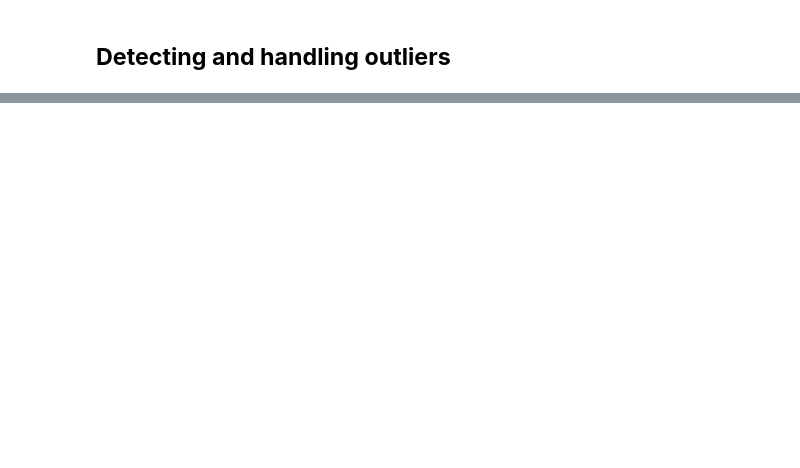
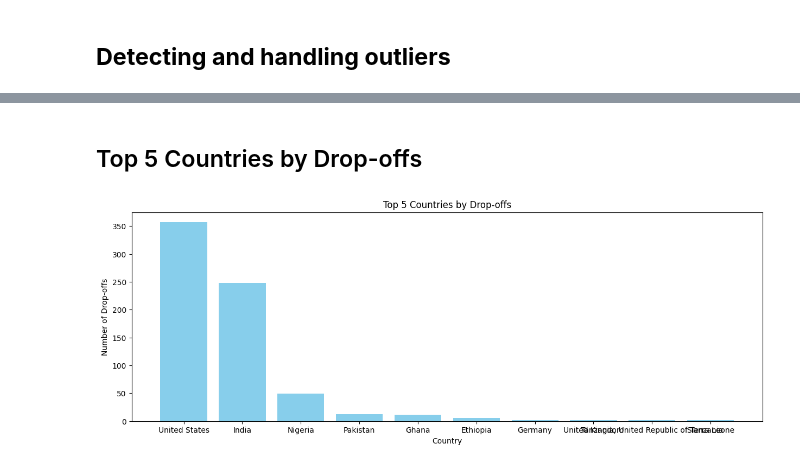
Before and after one commit to bakar-01/Data-project, a Jupyter notebook: LSU-Data.ipynb, the cells around one changed output, grey strips where cells are left out. Drawn from its saved outputs; the diff is of its cells as text; code cells hidden in the pictures; blank space fills up the shorter version.

```diff
--- a/LSU-Data.ipynb
+++ b/LSU-Data.ipynb
@@ -248,0 +364,34 @@ plt.show()
+# %%
+# Clean date columns for analysis
+df['Learner SignUp DateTime'] = pd.to_datetime(df['Learner SignUp DateTime'], errors='coerce')
+df['Apply Date'] = pd.to_datetime(df['Apply Date'], errors='coerce')
+df['Opportunity Start Date'] = pd.to_datetime(df['Opportunity Start Date'], errors='coerce')
+df['Opportunity End Date'] = pd.to_datetime(df['Opportunity End Date'], errors='coerce')
+df['Date of Birth'] = pd.to_datetime(df['Date of Birth'], errors='coerce')
+
+# Compute age
+df['Age'] = ((pd.Timestamp('today') - df['Date of Birth']).dt.days / 365).round(1)
+
+# Filter drop-off cases
+dropoff_df = df[df['Status Description'].isin(['Dropped Out', 'Withdraw'])]
+
+# Group drop-off by country, gender, major
+dropoff_by_country = dropoff_df['Country'].value_counts().head(10).to_dict()
+dropoff_by_gender = dropoff_df['Gender'].value_counts().to_dict()
+dropoff_by_major = dropoff_df['Current/Intended Major'].value_counts().head(5).to_dict()
+
+# Timing: avg days from signup to drop-off apply date
+dropoff_df['Days_to_Apply'] = (dropoff_df['Apply Date'] - dropoff_df['Learner SignUp DateTime']).dt.days
+
+avg_days_to_apply = dropoff_df['Days_to_Apply'].mean().round(1)
+
+# Age stats
+age_stats = dropoff_df['Age'].describe().round(1).to_dict()
+
+{
+    "dropoff_by_country": dropoff_by_country,
+    "dropoff_by_gender": dropoff_by_gender,
+    "dropoff_by_major": dropoff_by_major,
+    "avg_days_to_apply": avg_days_to_apply,
+    "age_stats": age_stats
+}
@@ -248,0 +416,14 @@ plt.show()
+# %% [markdown]
+## Top 5 Countries by Drop-offs
+# %%
+import matplotlib.pyplot as plt
+
+# Bar chart for drop-offs by country
+plt.figure(figsize=(15, 5))
+plt.bar(dropoff_by_country.keys(), dropoff_by_country.values(), color='skyblue')
+plt.xlabel('Country')
+plt.ylabel('Number of Drop-offs')
+plt.title('Top 5 Countries by Drop-offs')
+plt.show()
+# %% [output]
+[figure, added]
```
Also changed, not shown: parts of 16 cells of this notebook.
